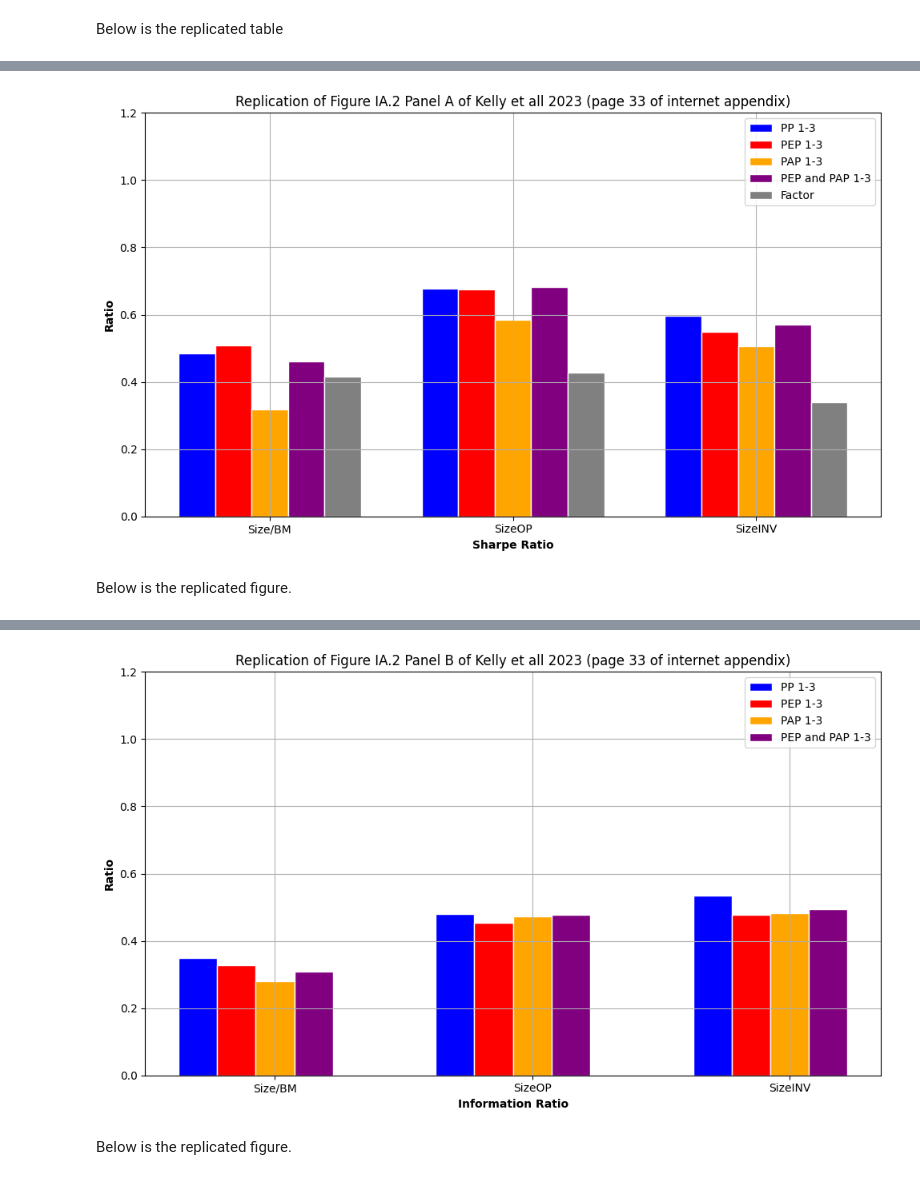
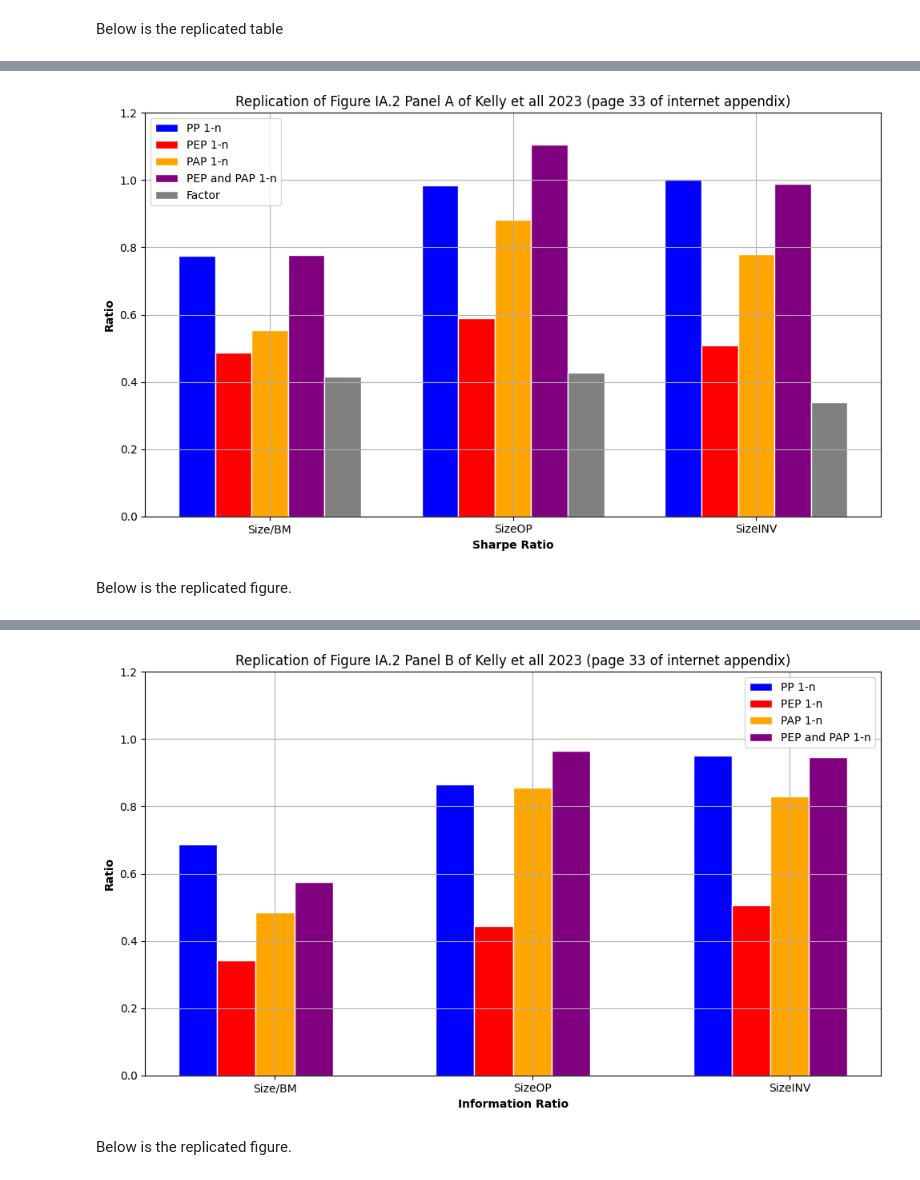
Before and after one commit to aminizadyar/Principal-Portfolios, a Jupyter notebook: PP_monthly_data.ipynb, the cells around one changed output, grey strips where cells are left out. Saved outputs shown, nothing was run; the diff lists cells and outputs as text; code cells hidden in the pictures.

```diff
--- a/PP_monthly_data.ipynb
+++ b/PP_monthly_data.ipynb
@@ -696,18 +700,18 @@ categories = ['Size/BM', 'SizeOP', 'SizeINV']  # Add the new category
 bar_width = 0.15
 
 # Data for each group (Sharpe Ratio and Information Ratio) including the new category data
-means_pp = [output_dict['25_Portfolios_5x5_SizeBM_monthly']["sharpe_df"].get('realized_return_of_first_three_PP'),
-            output_dict['25_Portfolios_5x5_SizeOP_monthly']["sharpe_df"].get('realized_return_of_first_three_PP'),
-            output_dict['25_Portfolios_5x5_SizeINV_monthly']["sharpe_df"].get('realized_return_of_first_three_PP')]  # Add data for new category
-means_pep = [output_dict['25_Portfolios_5x5_SizeBM_monthly']["sharpe_df"].get('realized_return_of_first_three_PEP'),
-              output_dict['25_Portfolios_5x5_SizeOP_monthly']["sharpe_df"].get('realized_return_of_first_three_PEP'),
-              output_dict['25_Portfolios_5x5_SizeINV_monthly']["sharpe_df"].get('realized_return_of_first_three_PEP')]  # Add data for new category
-means_pap = [output_dict['25_Portfolios_5x5_SizeBM_monthly']["sharpe_df"].get('realized_return_of_first_three_PAP'),
-              output_dict['25_Portfolios_5x5_SizeOP_monthly']["sharpe_df"].get('realized_return_of_first_three_PAP'),
-              output_dict['25_Portfolios_5x5_SizeINV_monthly']["sharpe_df"].get('realized_return_of_first_three_PAP')]  # Add data for new category
-means_pep_pap = [output_dict['25_Portfolios_5x5_SizeBM_monthly']["sharpe_df"].get('PEP and PAP 1-3'),
-                 output_dict['25_Portfolios_5x5_SizeOP_monthly']["sharpe_df"].get('PEP and PAP 1-3'),
-                 output_dict['25_Portfolios_5x5_SizeINV_monthly']["sharpe_df"].get('PEP and PAP 1-3')]  # Add data for new category
+means_pp = [output_dict['25_Portfolios_5x5_SizeBM_monthly']["sharpe_df"].get('realized_return_of_first_n_PP'),
+            output_dict['25_Portfolios_5x5_SizeOP_monthly']["sharpe_df"].get('realized_return_of_first_n_PP'),
+            output_dict['25_Portfolios_5x5_SizeINV_monthly']["sharpe_df"].get('realized_return_of_first_n_PP')]  # Add data for new category
+means_pep = [output_dict['25_Portfolios_5x5_SizeBM_monthly']["sharpe_df"].get('realized_return_of_first_n_PEP'),
+              output_dict['25_Portfolios_5x5_SizeOP_monthly']["sharpe_df"].get('realized_return_of_first_n_PEP'),
+              output_dict['25_Portfolios_5x5_SizeINV_monthly']["sharpe_df"].get('realized_return_of_first_n_PEP')]  # Add data for new category
+means_pap = [output_dict['25_Portfolios_5x5_SizeBM_monthly']["sharpe_df"].get('realized_return_of_first_n_PAP'),
+              output_dict['25_Portfolios_5x5_SizeOP_monthly']["sharpe_df"].get('realized_return_of_first_n_PAP'),
+              output_dict['25_Portfolios_5x5_SizeINV_monthly']["sharpe_df"].get('realized_return_of_first_n_PAP')]  # Add data for new category
+means_pep_pap = [output_dict['25_Portfolios_5x5_SizeBM_monthly']["sharpe_df"].get('PEP and PAP 1-n'),
+                 output_dict['25_Portfolios_5x5_SizeOP_monthly']["sharpe_df"].get('PEP and PAP 1-n'),
+                 output_dict['25_Portfolios_5x5_SizeINV_monthly']["sharpe_df"].get('PEP and PAP 1-n')]  # Add data for new category
 means_factor = [output_dict['25_Portfolios_5x5_SizeBM_monthly']["sharpe_df"].get('return_of_simple_factor'),
                 output_dict['25_Portfolios_5x5_SizeOP_monthly']["sharpe_df"].get('return_of_simple_factor'),
                 output_dict['25_Portfolios_5x5_SizeINV_monthly']["sharpe_df"].get('return_of_simple_factor')]  # Add data for new category
@@ -723,10 +727,10 @@ r5 = [x + bar_width for x in r4]  # for Factor
 fig, ax = plt.subplots(figsize=(10, 6))
 
 # Add bars for each category without error bars
-ax.bar(r1, means_pp, color='blue', width=bar_width, edgecolor='white', label='PP 1-3')
-ax.bar(r2, means_pep, color='red', width=bar_width, edgecolor='white', label='PEP 1-3')
-ax.bar(r3, means_pap, color='orange', width=bar_width, edgecolor='white', label='PAP 1-3')
-ax.bar(r4, means_pep_pap, color='purple', width=bar_width, edgecolor='white', label='PEP and PAP 1-3')
+ax.bar(r1, means_pp, color='blue', width=bar_width, edgecolor='white', label='PP 1-n')
+ax.bar(r2, means_pep, color='red', width=bar_width, edgecolor='white', label='PEP 1-n')
+ax.bar(r3, means_pap, color='orange', width=bar_width, edgecolor='white', label='PAP 1-n')
+ax.bar(r4, means_pep_pap, color='purple', width=bar_width, edgecolor='white', label='PEP and PAP 1-n')
 ax.bar(r5, means_factor, color='gray', width=bar_width, edgecolor='white', label='Factor')
 
 # Setting maximum value of Y-axis
@@ -747,7 +751,7 @@ ax.legend()
 plt.tight_layout()
 plt.show()
 # %% [output]
-[figure, old version]
+[figure, new version]
 # %% [markdown]
 Below is the replicated figure.
 # %% [markdown]
@@ -757,56 +761,56 @@ categories = ['Size/BM', 'SizeOP', 'SizeINV']  # Add the new category
 bar_width = 0.15
 
 # Data for each group (Sharpe Ratio and Information Ratio) including the new category data
-means_pp = [output_dict['25_Portfolios_5x5_SizeBM_monthly']["regression_result_realized_return_of_first_three_PP"][2],
-            output_dict['25_Portfolios_5x5_SizeOP_monthly']["regression_result_realized_return_of_first_three_PP"][2],
-            output_dict['25_Portfolios_5x5_SizeINV_monthly']["regression_result_realized_return_of_first_three_PP"][2]]  # Add data for new category
-means_pep = [output_dict['25_Portfolios_5x5_SizeBM_monthly']["regression_result_realized_return_of_first_three_PEP"][2],
-            output_dict['25_Portfolios_5x5_SizeOP_monthly']["regression_result_realized_return_of_first_three_PEP"][2],
-            output_dict['25_Portfolios_5x5_SizeINV_monthly']["regression_result_realized_return_of_first_three_PEP"][2]]  # Add data for new category
-means_pap = [output_dict['25_Portfolios_5x5_SizeBM_monthly']["regression_result_realized_return_of_first_three_PAP"][2],
-            output_dict['25_Portfolios_5x5_SizeOP_monthly']["regression_result_realized_return_of_first_three_PAP"][2],
-            output_dict['25_Portfolios_5x5_SizeINV_monthly']["regression_result_realized_return_of_first_three_PAP"][2]]  # Add data for new category
-means_pep_pap = [output_dict['25_Portfolios_5x5_SizeBM_monthly']["regression_result_PEP and PAP 1-3"][2],
-                 output_dict['25_Portfolios_5x5_SizeOP_monthly']["regression_result_PEP and PAP 1-3"][2],
-                 output_dict['25_Portfolios_5x5_SizeINV_monthly']["regression_result_PEP and PAP 1-3"][2]]  # Add data for new category
+means_pp = [output_dict['25_Portfolios_5x5_SizeBM_monthly']["regression_result_realized_return_of_first_n_PP"][2],
+            output_dict['25_Portfolios_5x5_SizeOP_monthly']["regression_result_realized_return_of_first_n_PP"][2],
+            output_dict['25_Portfolios_5x5_SizeINV_monthly']["regression_result_realized_return_of_first_n_PP"][2]]  # Add data for new category
+means_pep = [output_dict['25_Portfolios_5x5_SizeBM_monthly']["regression_result_realized_return_of_first_n_PEP"][2],
+            output_dict['25_Portfolios_5x5_SizeOP_monthly']["regression_result_realized_return_of_first_n_PEP"][2],
+            output_dict['25_Portfolios_5x5_SizeINV_monthly']["regression_result_realized_return_of_first_n_PEP"][2]]  # Add data for new category
+means_pap = [output_dict['25_Portfolios_5x5_SizeBM_monthly']["regression_result_realized_return_of_first_n_PAP"][2],
+            output_dict['25_Portfolios_5x5_SizeOP_monthly']["regression_result_realized_return_of_first_n_PAP"][2],
+            output_dict['25_Portfolios_5x5_SizeINV_monthly']["regression_result_realized_return_of_first_n_PAP"][2]]  # Add data for new category
+means_pep_pap = [output_dict['25_Portfolios_5x5_SizeBM_monthly']["regression_result_PEP and PAP 1-n"][2],
+                 output_dict['25_Portfolios_5x5_SizeOP_monthly']["regression_result_PEP and PAP 1-n"][2],
+                 output_dict['25_Portfolios_5x5_SizeINV_monthly']["regression_result_PEP and PAP 1-n"][2]]  # Add data for new category
 
 
 # The position of the bars on the x-axis
 r1 = np.arange(len(categories))  # for PP
 r2 = [x + bar_width for x in r1]  # for PEP
 r3 = [x + bar_width for x in r2]  # for PAP
 r4 = [x + bar_width for x in r3]  # for PEP and PAP
 
 
 # Create the plot
 fig, ax = plt.subplots(figsize=(10, 6))
 
 # Add bars for each category without error bars
-ax.bar(r1, means_pp, color='blue', width=bar_width, edgecolor='white', label='PP 1-3')
-ax.bar(r2, means_pep, color='red', width=bar_width, edgecolor='white', label='PEP 1-3')
-ax.bar(r3, means_pap, color='orange', width=bar_width, edgecolor='white', label='PAP 1-3')
-ax.bar(r4, means_pep_pap, color='purple', width=bar_width, edgecolor='white', label='PEP and PAP 1-3')
+ax.bar(r1, means_pp, color='blue', width=bar_width, edgecolor='white', label='PP 1-n')
+ax.bar(r2, means_pep, color='red', width=bar_width, edgecolor='white', label='PEP 1-n')
+ax.bar(r3, means_pap, color='orange', width=bar_width, edgecolor='white', label='PAP 1-n')
+ax.bar(r4, means_pep_pap, color='purple', width=bar_width, edgecolor='white', label='PEP and PAP 1-n')
 
 
 # Setting maximum value of Y-axis
 ax.set_ylim([0, 1.2])
 # Add labels
 ax.set_xlabel('Information Ratio', fontweight='bold')
 ax.set_ylabel('Ratio', fontweight='bold')
 ax.set_title('Replication of Figure IA.2 Panel B of Kelly et all 2023 (page 33 of internet appendix)')
 
 # Add ticks on the x-axis
 ax.set_xticks([r + 2*bar_width for r in range(len(categories))])
 ax.set_xticklabels(categories)
 
 # Add a legend
 ax.legend()
 
 # Show the plot
 plt.tight_layout()
 plt.show()
 # %% [output]
-[figure, old version]
+[figure, new version]
 # %% [markdown]
 Below is the replicated figure.
 # %% [markdown]
```
Also changed, not shown: parts of 4 cells of this notebook.
